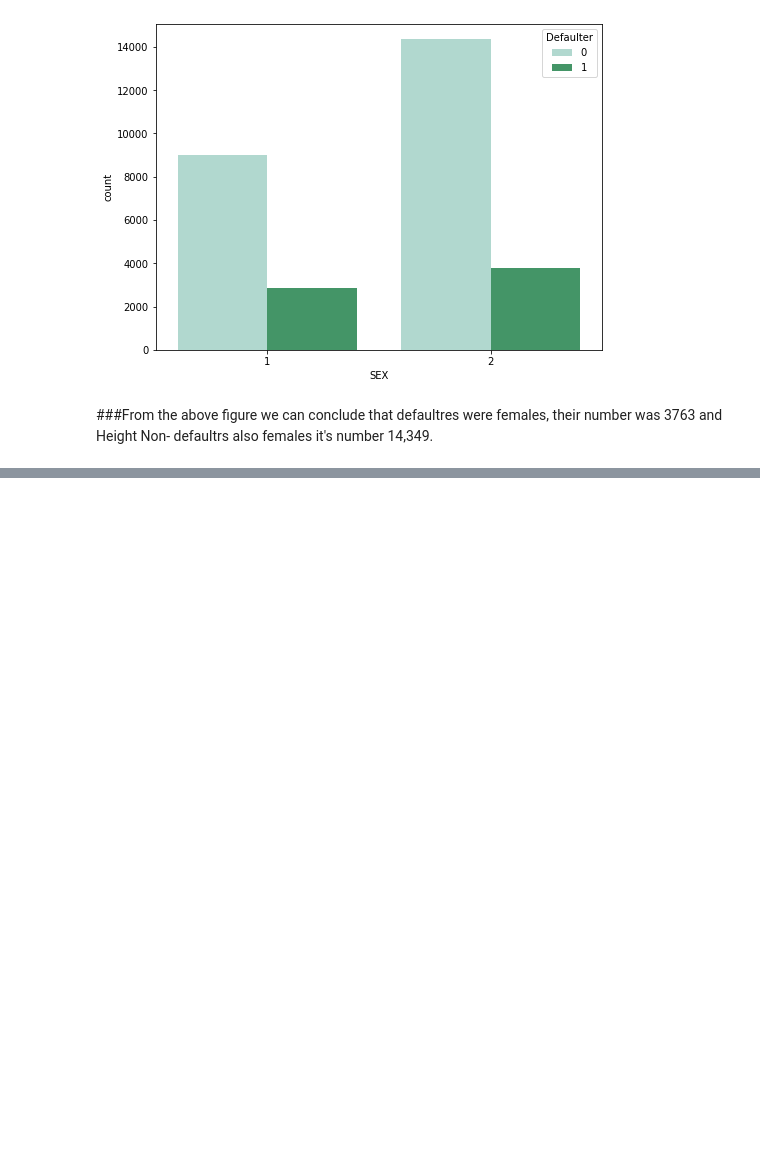
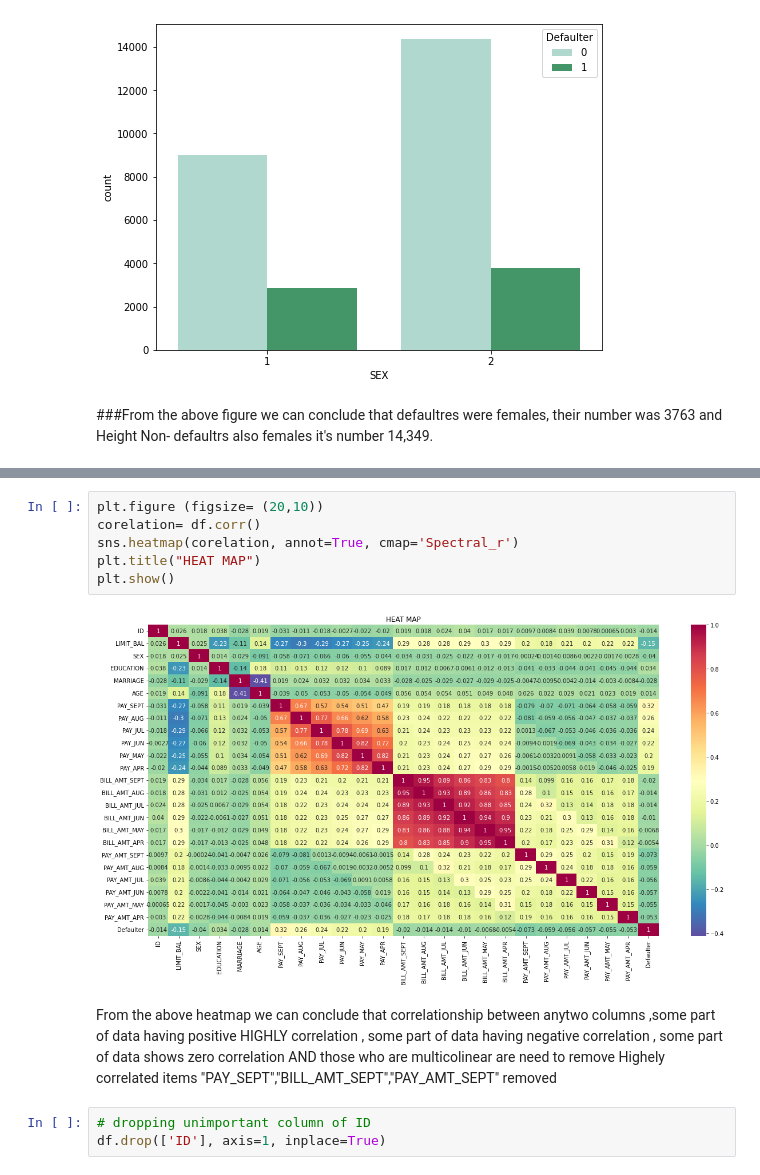
Before and after one commit to kumarlova/Credit-Card-Default-Prediction, a Jupyter notebook: Copy_of_Credit_Card_Default_Prediction_Capstone_Project.ipynb, the cells around one changed output, grey strips where cells are left out. Drawn from its saved outputs; the diff is of its cells as text; blank space fills up the shorter version.

```diff
--- a/Copy_of_Credit_Card_Default_Prediction_Capstone_Project.ipynb
+++ b/Copy_of_Credit_Card_Default_Prediction_Capstone_Project.ipynb
@@ -717,0 +807,14 @@ plt.show()
+# %%
+plt.figure (figsize= (20,10))
+corelation= df.corr()
+sns.heatmap(corelation, annot=True, cmap='Spectral_r')
+plt.title("HEAT MAP")
+plt.show()
+# %% [output]
+[figure, added]
+# %% [markdown]
+From the above heatmap we can conclude that correlationship between anytwo columns ,some part of data having positive HIGHLY correlation , some part of data having negative correlation , some part of data shows zero correlation
+AND those who are multicolinear are need to remove Highely correlated items "PAY_SEPT","BILL_AMT_SEPT","PAY_AMT_SEPT" removed
+# %%
+# dropping unimportant column of ID
+df.drop(['ID'], axis=1, inplace=True)
```
Also changed, not shown: parts of 123 cells of this notebook.
